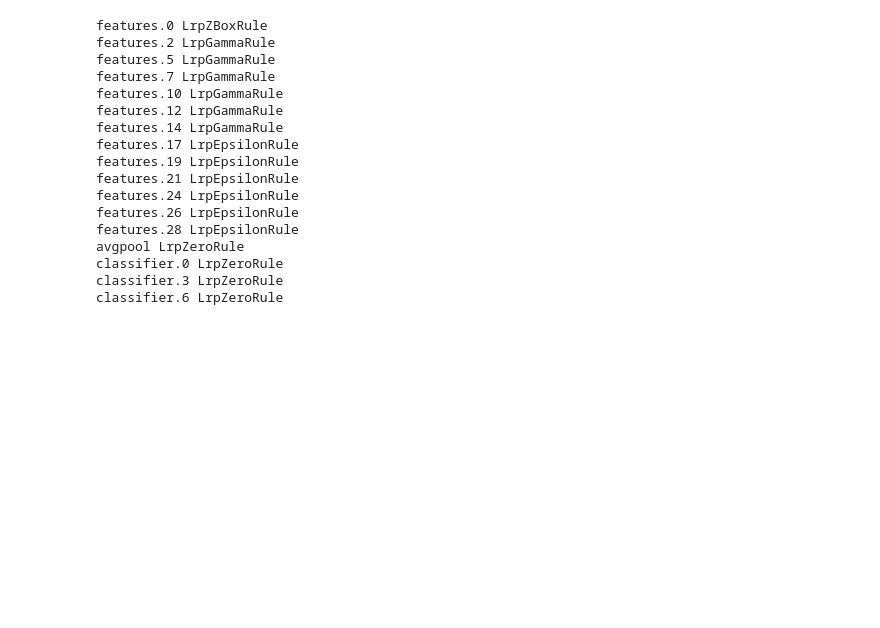
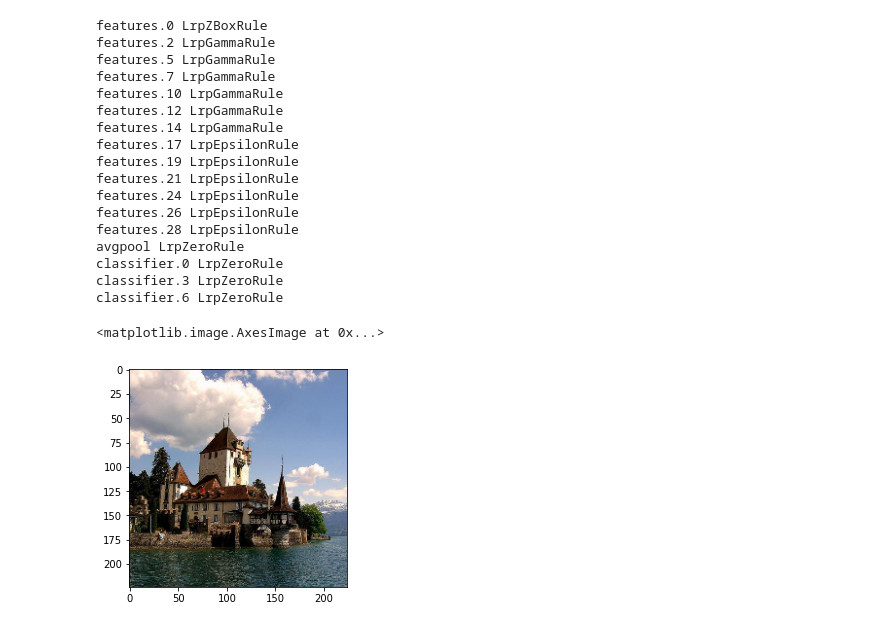
Before and after one commit to rodrigobdz/lrp, a Jupyter notebook: lrp.ipynb, the cells around one changed output. Saved outputs shown, nothing was run; the diff lists cells and outputs as text; code cells hidden in the pictures; blank space fills up the shorter version.

```diff
--- a/lrp.ipynb
+++ b/lrp.ipynb
@@ -120,3 +146,23 @@ avgpool LrpZeroRule
 classifier.0 LrpZeroRule
 classifier.3 LrpZeroRule
 classifier.6 LrpZeroRule
+# %%
+from matplotlib import pyplot as plt
+
+transform = transforms.Compose([
+  transforms.ToTensor(),
+  transforms.Resize((224, 224)),
+  transforms.ConvertImageDtype(torch.float),
+  transforms.Normalize([0.485, 0.456, 0.406], [0.229, 0.224, 0.225])
+])
+
+img: numpy.array = image.load_normalized_img('data/castle2.jpg')
+X = transform(img)
+
+# PyTorch modules processing image data expect tensors in the format C × H × W
+# Whereas PILLow and Matplotlib expect image arrays in the format H × W × C
+# Source: https://stackoverflow.com/a/66641911
+plt.imshow(inv_norm(X).numpy().transpose((1, 2, 0)))
+# %% [output]
+<matplotlib.image.AxesImage at 0x...>
+[figure, added]
```
Also changed, not shown: parts of 2 cells of this notebook.
